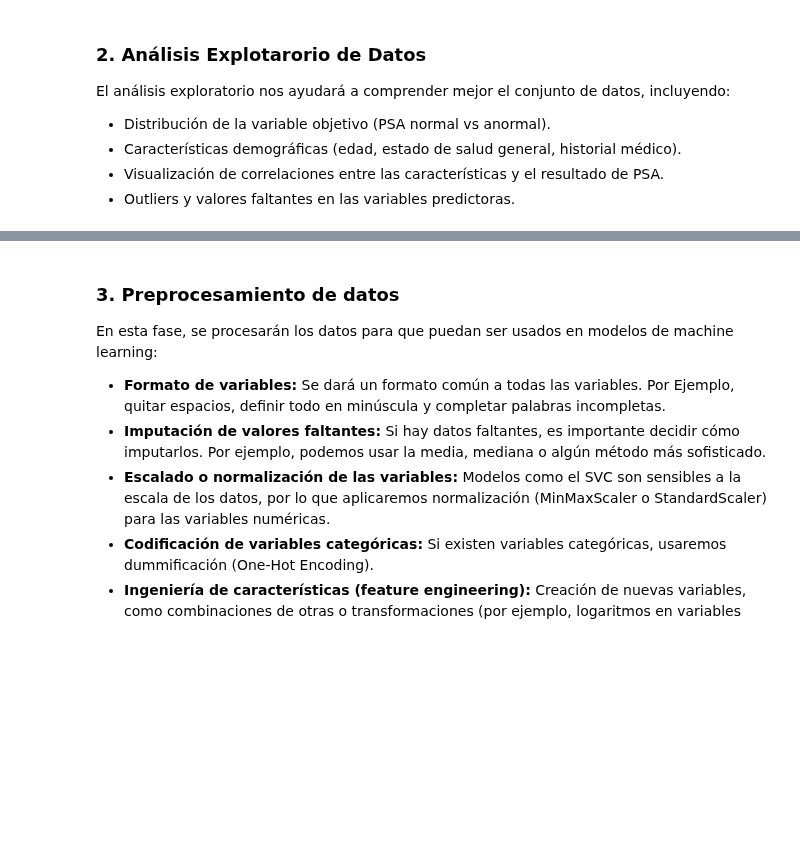
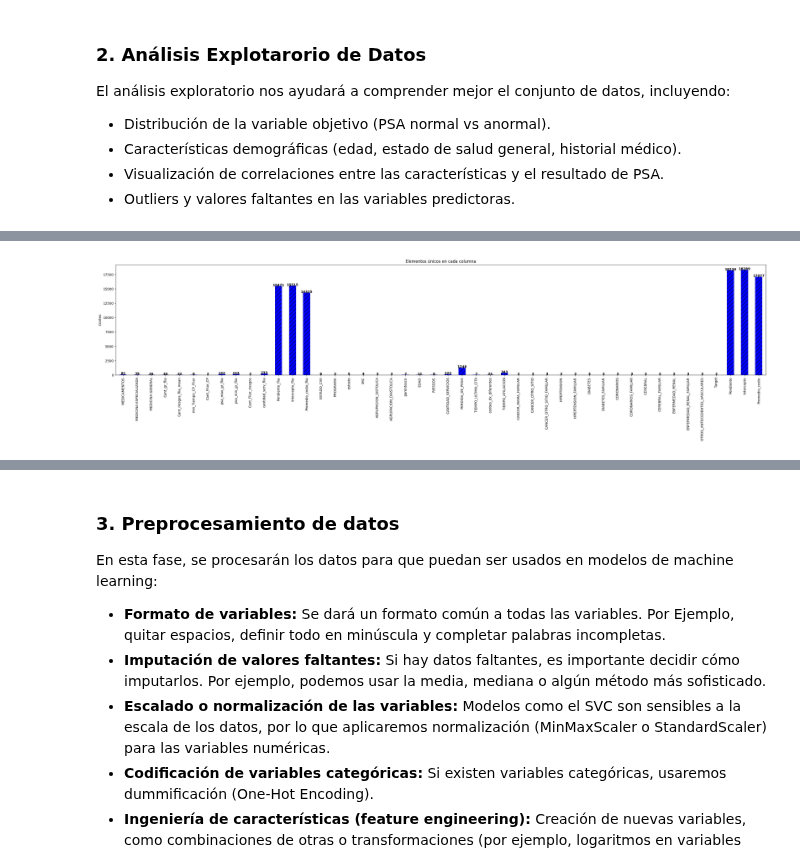
Before and after one commit to alfa7g7/Fundamentos-analitica-II, a Jupyter notebook: UNIDAD II/Proyecto final PSA/proyecto-psa.ipynb, the cells around one changed output, grey strips where cells are left out. Saved outputs shown, nothing was run; the diff lists cells and outputs as text; code cells hidden in the pictures; blank space fills up the shorter version.

```diff
--- a/UNIDAD II/Proyecto final PSA/proyecto-psa.ipynb
+++ b/UNIDAD II/Proyecto final PSA/proyecto-psa.ipynb
@@ -201,0 +245,11 @@ memory usage: 8.3+ MB
+# %%
+unique = df_train.nunique()
+plt.figure(figsize=(35, 6))
+unique.plot(kind='bar', color='blue', hatch='//')
+plt.title('Elementos únicos en cada columna')
+plt.ylabel('Conteo')
+for i, v in enumerate(unique.values):
+    plt.text(i, v+1, str(v), color='black', fontweight='bold', ha='center')
+plt.show()
+# %% [output]
+[figure, added]
```
Also changed, not shown: parts of 18 cells of this notebook.
